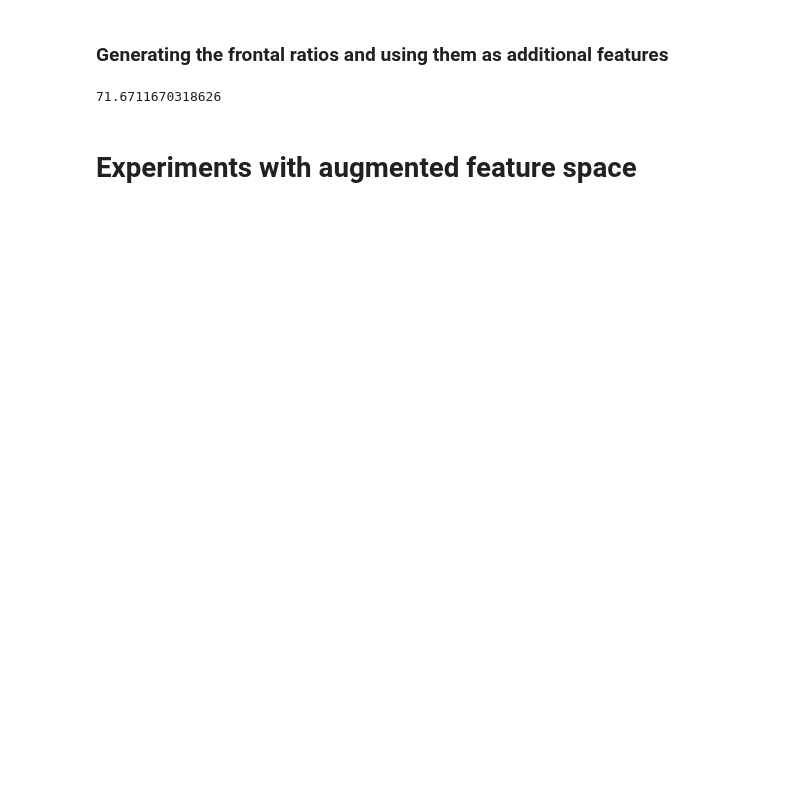
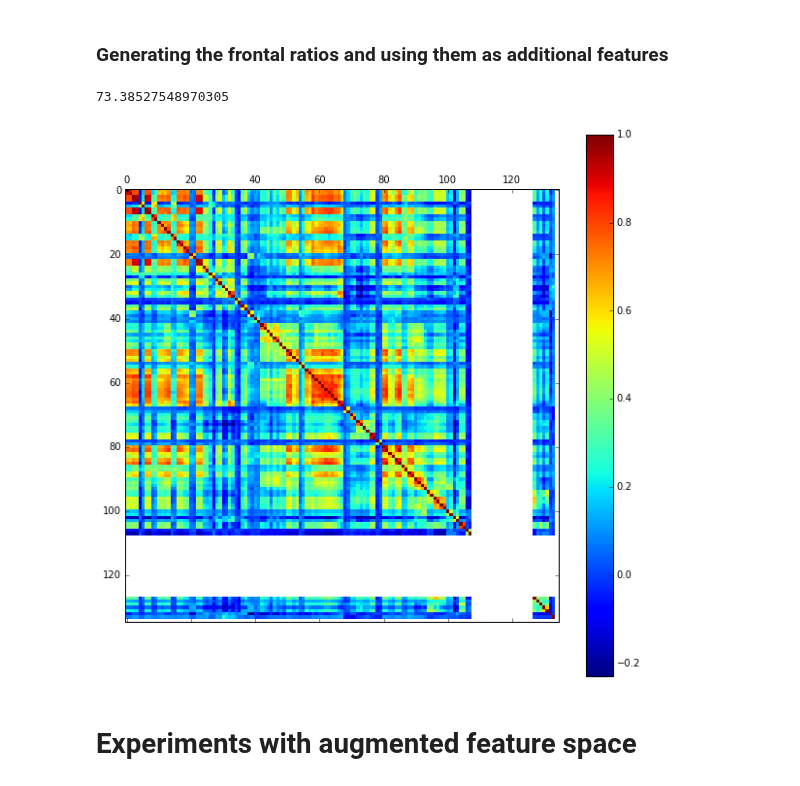
Before and after one commit to xgoogax/brainhack_abcd, a Jupyter notebook: data_preparation + PCA.ipynb, the cells around one changed output. Saved outputs shown, nothing was run; the diff lists cells and outputs as text; code cells hidden in the pictures; blank space fills up the shorter version.

```diff
--- a/data_preparation + PCA.ipynb
+++ b/data_preparation + PCA.ipynb
@@ -359,11 +337,18 @@ frontal_coef2_val = normalize_data(frontal_coef2_val).reshape(-1,1)
 # %%
-train_norm_data_extra = np.append(train_norm_data, np.hstack((frontal_coef, frontal_coef2)), axis=1)[:,110:]
-val_norm_data_extra = np.append(val_norm_data, np.hstack((frontal_coef_val, frontal_coef2_val)), axis=1)[:,110:]
-svr.fit(train_norm_data_extra, train_labels, sample_weight=weights)
-preds_with_adds = svr.predict(val_norm_data_extra) #only ratios
-print(mse(preds_with_adds, val_labels))
+train_norm_data_ratios = np.append(train_norm_data, np.hstack((frontal_coef, frontal_coef2)), axis=1)
+val_norm_data_ratios = np.append(val_norm_data, np.hstack((frontal_coef_val, frontal_coef2_val)), axis=1)
+_, preds_with_adds = run_experiment(svr, train_norm_data_ratios, train_labels, val_norm_data_ratios, val_labels) #only ratios
+print(preds_with_adds)
 # %% [output]
-71.6711670318626
+73.38527548970305
+# %%
+x = compute_covariance(normalize_data(train_additional_features))
+fig, ax = plt.subplots(figsize=(10,10))
+im = ax.matshow(x, interpolation='none')
+fig.colorbar(im, ticks=[-1,-0.8,-0.6,-0.4,-0.2,0.0,0.2,0.4,0.6,0.8,1.0])
+plt.show()
+# %% [output]
+[figure, added]
 # %% [markdown]
 # Experiments with augmented feature space
 # %%
```
Also changed, not shown: parts of 27 cells of this notebook.
